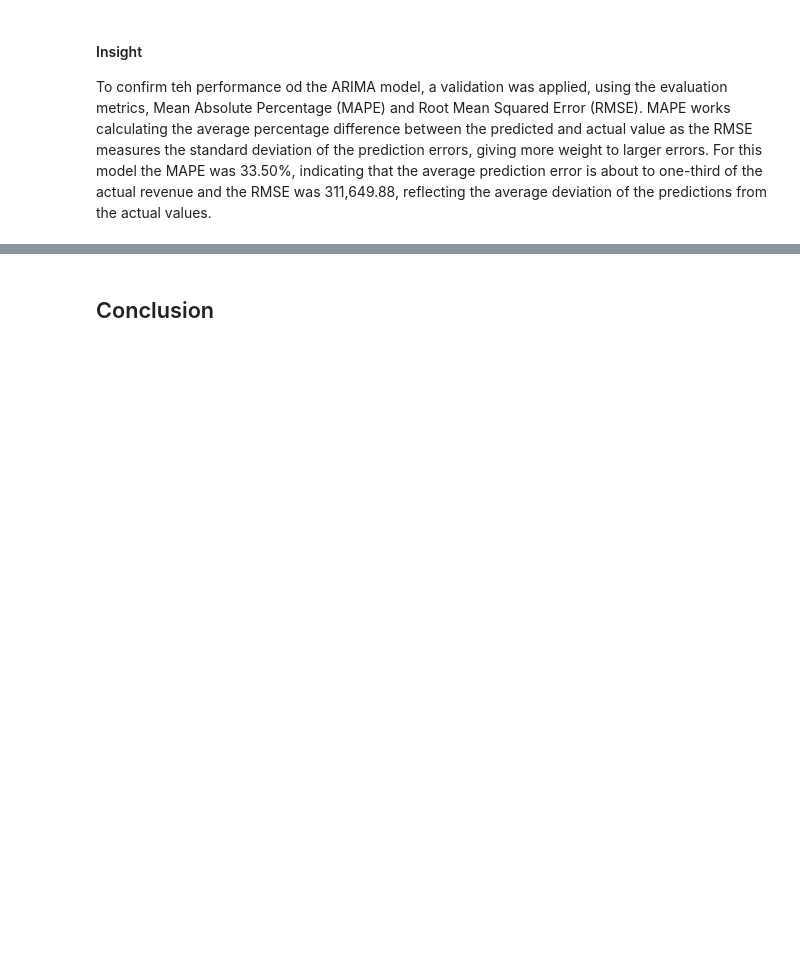
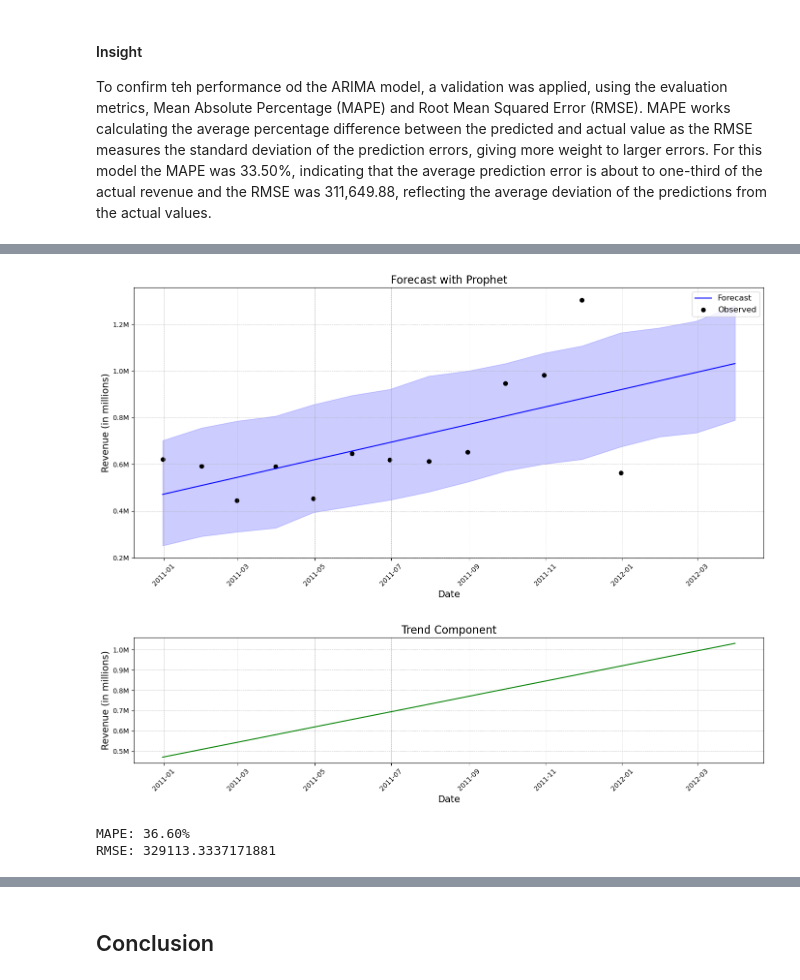
Before and after one commit to DiegoALemos/Programming-for-AI-Final-Project, a Jupyter notebook: final_project.ipynb, the cells around one changed output, grey strips where cells are left out. Cells and saved outputs as stored; diff of their text form; code cells hidden in the pictures; blank space fills up the shorter version.

Commit message:
Add Prophet model

```diff
--- a/final_project.ipynb
+++ b/final_project.ipynb
@@ -756,3 +745,13 @@ RMSE: 311649.88746316003
 # %% [markdown]
 #### Insight
 To confirm teh performance od the ARIMA model, a validation was applied, using the evaluation metrics, Mean Absolute Percentage (MAPE) and Root Mean Squared Error (RMSE). MAPE works calculating the average percentage difference between the predicted and actual value as the RMSE measures the standard deviation of the prediction errors, giving more weight to larger errors. For this model the MAPE was 33.50%, indicating that the average prediction error is about to one-third of the actual revenue and the RMSE was 311,649.88, reflecting the average deviation of the predictions from the actual values.
+# %%
+# Preparing the dataset to implement phophet model
+df_prophet = monthly_revenue.reset_index()
+df_prophet.columns = ['ds', 'y']
+# %%
+# Initializing the model
+model = Prophet()
+
+# Fitting the model
+model.fit(df_prophet)
@@ -758,0 +762,9 @@ To confirm teh performance od the ARIMA model, a validation was applied, using t
+# %%
+# Creating a dataframe for future dates
+future = model.make_future_dataframe(periods = 3, freq = 'ME')
+
+# Generating predictions
+forecast = model.predict(future)
+
+# Displaying forecasted values
+forecast[['ds', 'yhat', 'yhat_lower', 'yhat_upper']].tail()
@@ -758,0 +778,42 @@ To confirm teh performance od the ARIMA model, a validation was applied, using t
+# %%
+# Visualizing the forecast
+plt.figure(figsize=(14, 7))
+plt.plot(forecast['ds'], forecast['yhat'], label = 'Forecast', color ='blue')
+plt.fill_between(forecast['ds'], forecast['yhat_lower'], forecast['yhat_upper'], color='blue', alpha=0.2)
+plt.scatter(model.history['ds'], model.history['y'], label = 'Observed', color = 'black')
+plt.title('Forecast with Prophet', fontsize = 16)
+plt.xlabel('Date', fontsize = 14)
+plt.ylabel('Revenue (in millions)', fontsize = 14)
+plt.gca().yaxis.set_major_formatter(mtick.FuncFormatter(lambda x, _: f'{x/1e6:.1f}M'))
+plt.grid(axis='both', linestyle = '--', linewidth = 0.5)
+plt.legend(fontsize = 12)
+plt.xticks(rotation = 45)
+plt.tight_layout()
+plt.show()
+
+# Visualizing trend and seasonality components
+plt.figure(figsize=(14, 4))
+plt.plot(forecast['ds'], forecast['trend'], label = 'Trend', color = 'green')
+plt.title('Trend Component', fontsize = 16)
+plt.xlabel('Date', fontsize = 14)
+plt.ylabel('Revenue (in millions)', fontsize = 14)
+plt.gca().yaxis.set_major_formatter(mtick.FuncFormatter(lambda x, _: f'{x/1e6:.1f}M'))
+plt.grid(axis='both', linestyle = '--', linewidth = 0.5)
+plt.xticks(rotation = 45)
+plt.tight_layout()
+plt.show()
+# %% [output]
+[figure, added]
+[figure, added]
+# %%
+# Filtering predictions for the actual test period
+test_predictions = forecast[forecast['ds'].isin(test_data.index)]
+mape = mean_absolute_percentage_error(test_data.values, test_predictions['yhat'])
+rmse = np.sqrt(mean_squared_error(test_data.values, test_predictions['yhat']))
+
+# Printing metrics
+print(f"MAPE: {mape * 100:.2f}%")
+print(f"RMSE: {rmse}")
+# %% [output]
+MAPE: 36.60%
+RMSE: 329113.3337171881
```
Also changed, not shown: parts of 9 cells of this notebook.
